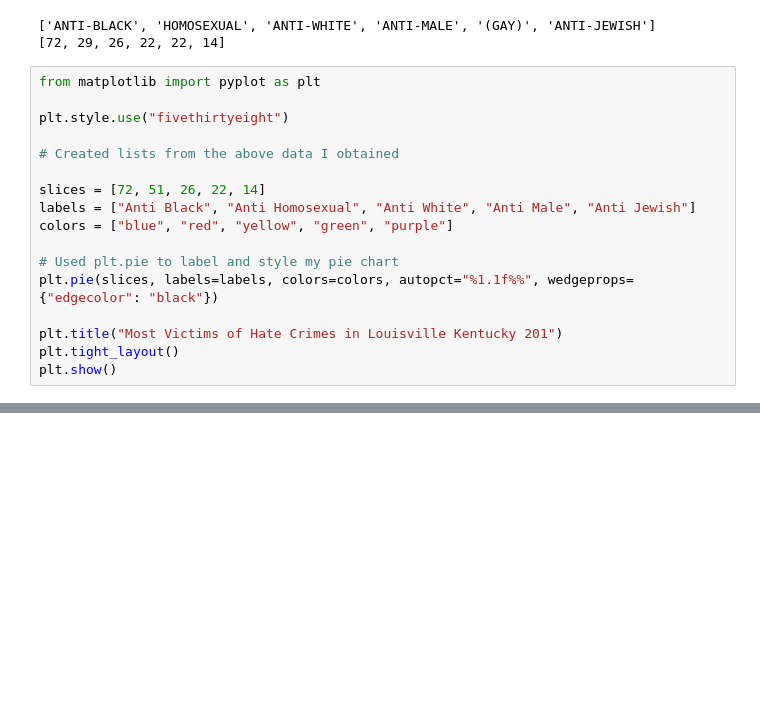
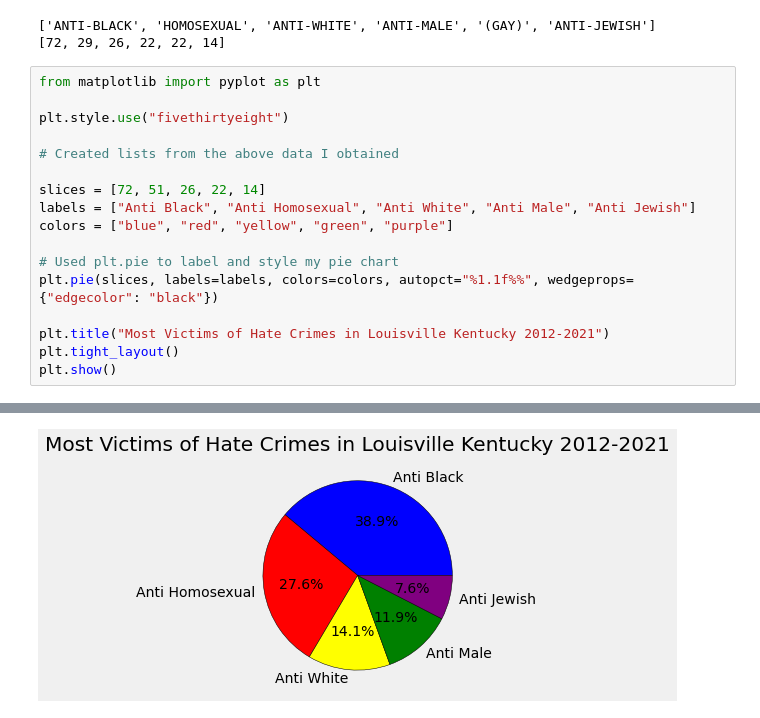
Before and after one commit to Slmudd02/louisville_hate_crimes, a Jupyter notebook: louisville_hate_crimes.ipynb, the cells around one changed output, grey strips where cells are left out. Drawn from its saved outputs; the diff is of its cells as text; blank space fills up the shorter version.

```diff
--- a/louisville_hate_crimes.ipynb
+++ b/louisville_hate_crimes.ipynb
@@ -47,7 +47,7 @@ colors = ["blue", "red", "yellow", "green", "purple"]
 # Used plt.pie to label and style my pie chart
 plt.pie(slices, labels=labels, colors=colors, autopct="%1.1f%%", wedgeprops={"edgecolor": "black"})
 
-plt.title("Most Victims of Hate Crimes in Louisville Kentucky 201")
+plt.title("Most Victims of Hate Crimes in Louisville Kentucky 2012-2021")
 plt.tight_layout()
 plt.show()
 # %% [output]
@@ -54,0 +54 @@ SyntaxError: EOL while scanning string literal (Temp/ipykernel_9172/664970834.py
+[figure, added]
```
Also changed, not shown: parts of 1 cell of this notebook.
